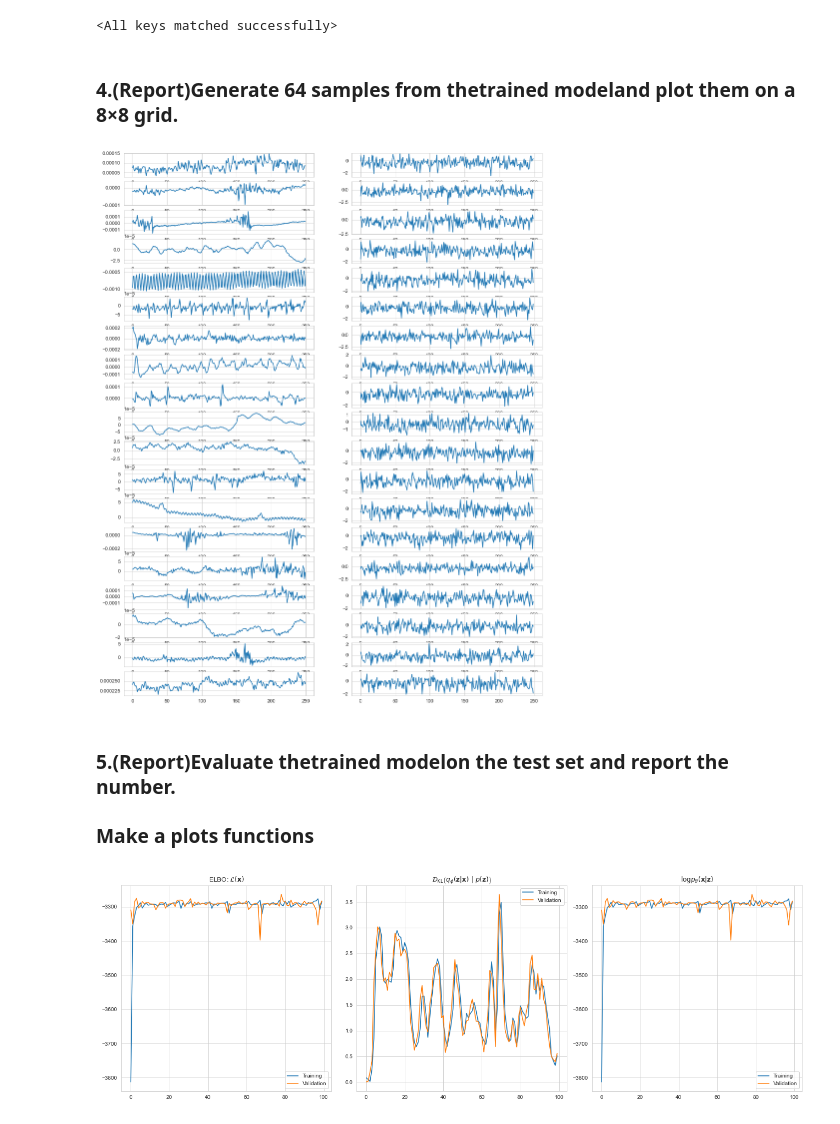
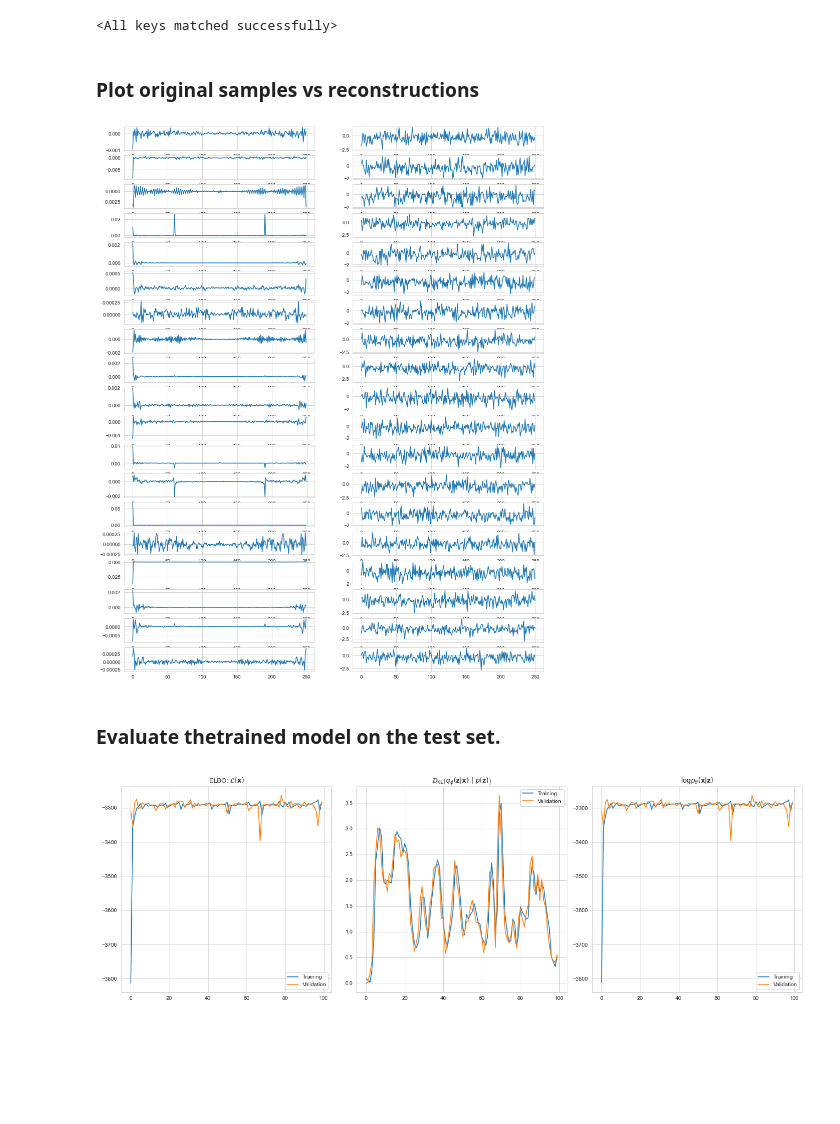
Before and after one commit to Blankuca/DeepLearning-VAE, a Jupyter notebook: Main_EEG.ipynb, the cells around one changed output. Cells and saved outputs as stored; diff of their text form; code cells hidden in the pictures; blank space fills up the shorter version.

```diff
--- a/Main_EEG.ipynb
+++ b/Main_EEG.ipynb
@@ -54,10 +54,12 @@ def reshape(x):
 def undo_one_hot_enc(y):
     return torch.Tensor(np.array([(yi == 1).nonzero()[0][0] for yi in y])).type(torch.int)
 # %%
-def load(batch_size = 32):
+def load(batch_size = 32, fourier = True):
     size=BL.data_size
     batch=np.random.choice(size,batch_size)
     X,Y=BL.load(batch)
+    if fourier:
+        X = fft(X)
 
     x = torch.Tensor(X).type(torch.float)
     y = undo_one_hot_enc(Y)
@@ -67,0 +72,8 @@ def load(batch_size = 32):
+# %%
+x,y = load(fourier = False)
+# %%
+channels = 19
+fig, axs = plt.subplots(nrows= channels,figsize=(10,15))
+
+for i in range(channels):
+    axs[i].plot(x[4][i])
@@ -518,31 +536,26 @@ vae.load_state_dict(torch.load(path))
 '''
 # %% [output]
 <All keys matched successfully>
-# %% [markdown]
-### 4.(Report)Generate 64 samples from thetrained modeland plot them on a 8×8 grid.
+# %% [markdown]
+### Plot original samples vs reconstructions
 # %%
 trained_samples = vae.sample(sample_x)
 # %%
 from torchvision.utils import make_grid
 
-x_o = x
-
-px = outputs['px']
-x_sample = px.sample().to('cpu')
-x_r = x_sample
+x_r = trained_samples
+x_o = sample_x
 
 channels = 19
 fig, axs = plt.subplots(nrows= channels, ncols = 2,figsize=(15,20))
 
 for i in range(channels):
     axs[i,0].plot(x_o[i][i])
     axs[i,1].plot(x_r[i][i])
 # %% [output]
-[figure, old version]
+[figure, new version]
 # %% [markdown]
-### 5.(Report)Evaluate thetrained modelon the test set and report the number.
-
-### Make a plots functions
+### Evaluate thetrained model on the test set.
 # %%
 plot_AC(training_data, validation_data)
 # %% [output]
```
Also changed, not shown: parts of 25 cells of this notebook.
